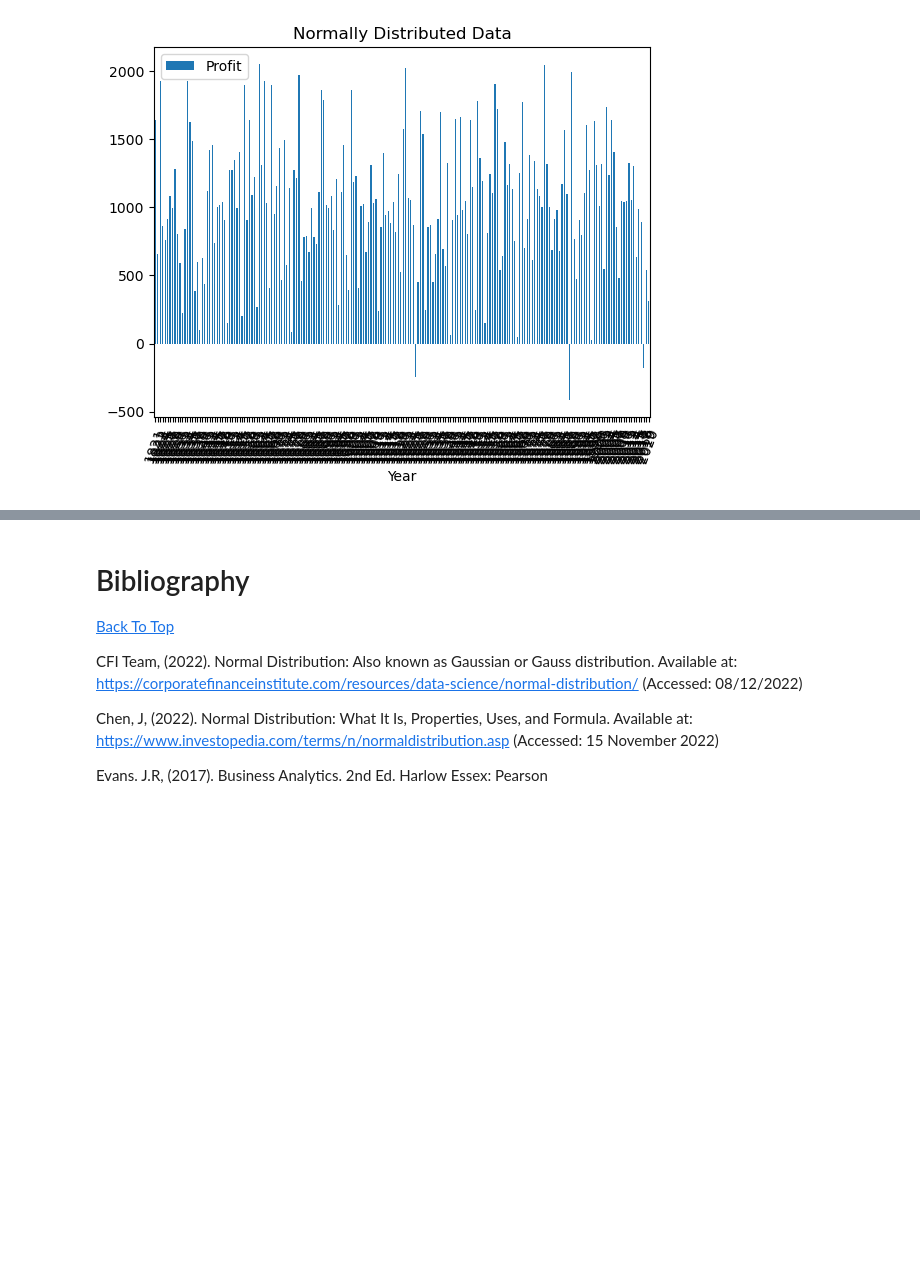
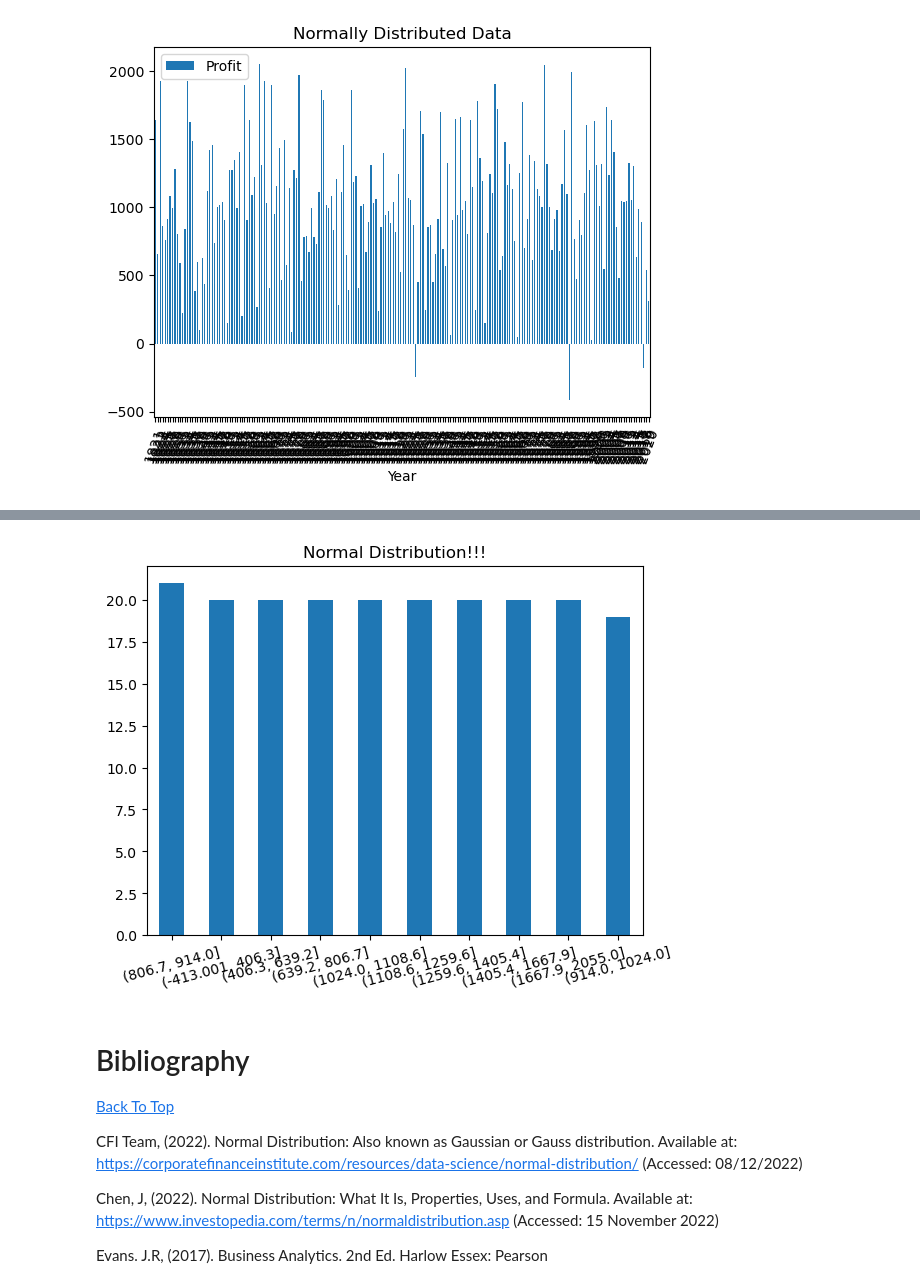
Before and after one commit to elainetynan/funddata-assessment, a Jupyter notebook: normalDistribution/NormalDistribution.ipynb, the cells around one changed output, grey strips where cells are left out. Cells and saved outputs as stored; diff of their text form; code cells hidden in the pictures; blank space fills up the shorter version.

```diff
--- a/normalDistribution/NormalDistribution.ipynb
+++ b/normalDistribution/NormalDistribution.ipynb
@@ -74,0 +90,6 @@ df.plot.bar(x="Year", y="Profit", rot=70, title="Normally Distributed Data");
+# %%
+# Put data into bins
+# Ref; https://www.statology.org/data-binning-in-python/
+
+df['bins'] = pd.qcut(df['Profit'], q=10)
+df
@@ -74,0 +110,3 @@ df.plot.bar(x="Year", y="Profit", rot=70, title="Normally Distributed Data");
+# %%
+bins = df['bins'].value_counts()
+bins
@@ -75,3 +125,8 @@ df.plot.bar(x="Year", y="Profit", rot=70, title="Normally Distributed Data");
+# %%
+
+bins.plot.bar(rot=15, title="Normal Distribution!!!");
+# %% [output]
+[figure, added]
 # %% [markdown]
 # Bibliography
 
```
Also changed, not shown: parts of 5 cells of this notebook.
